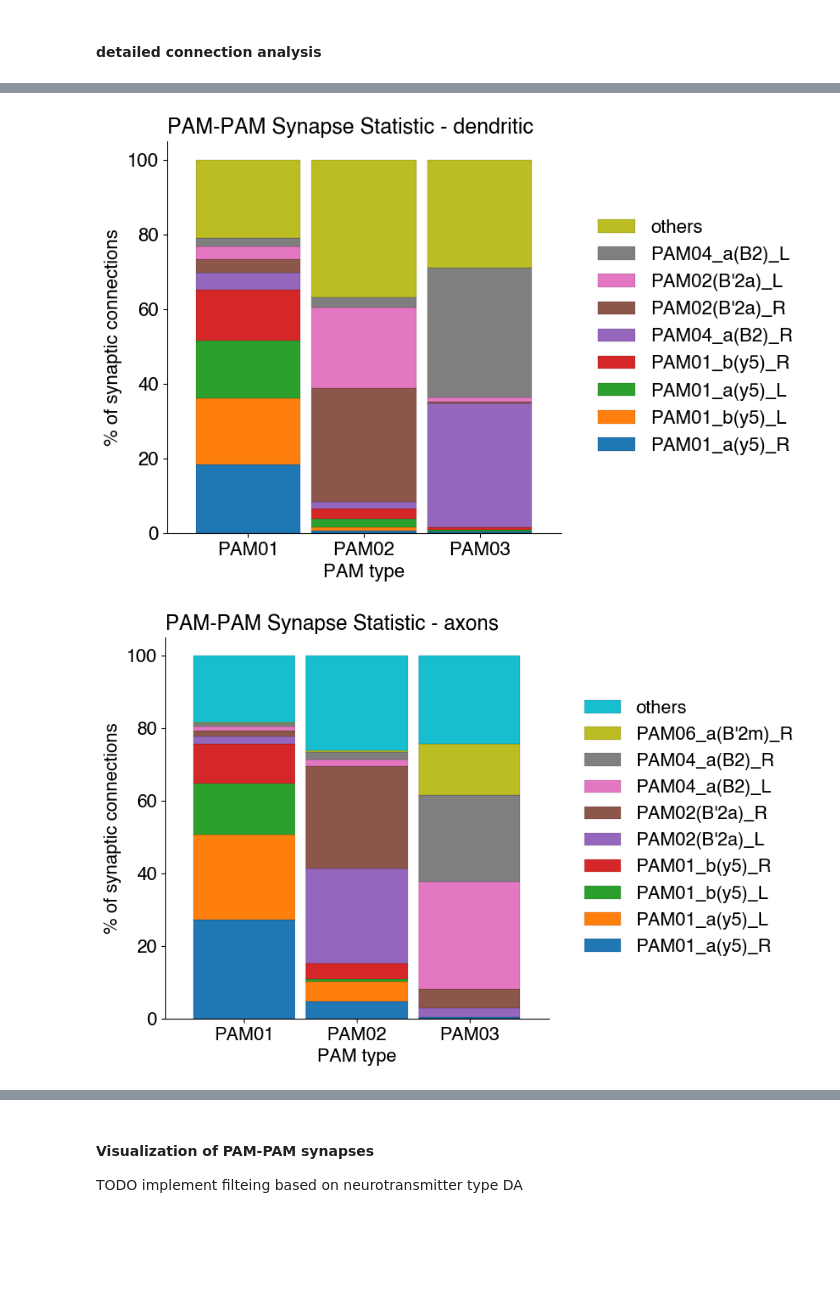
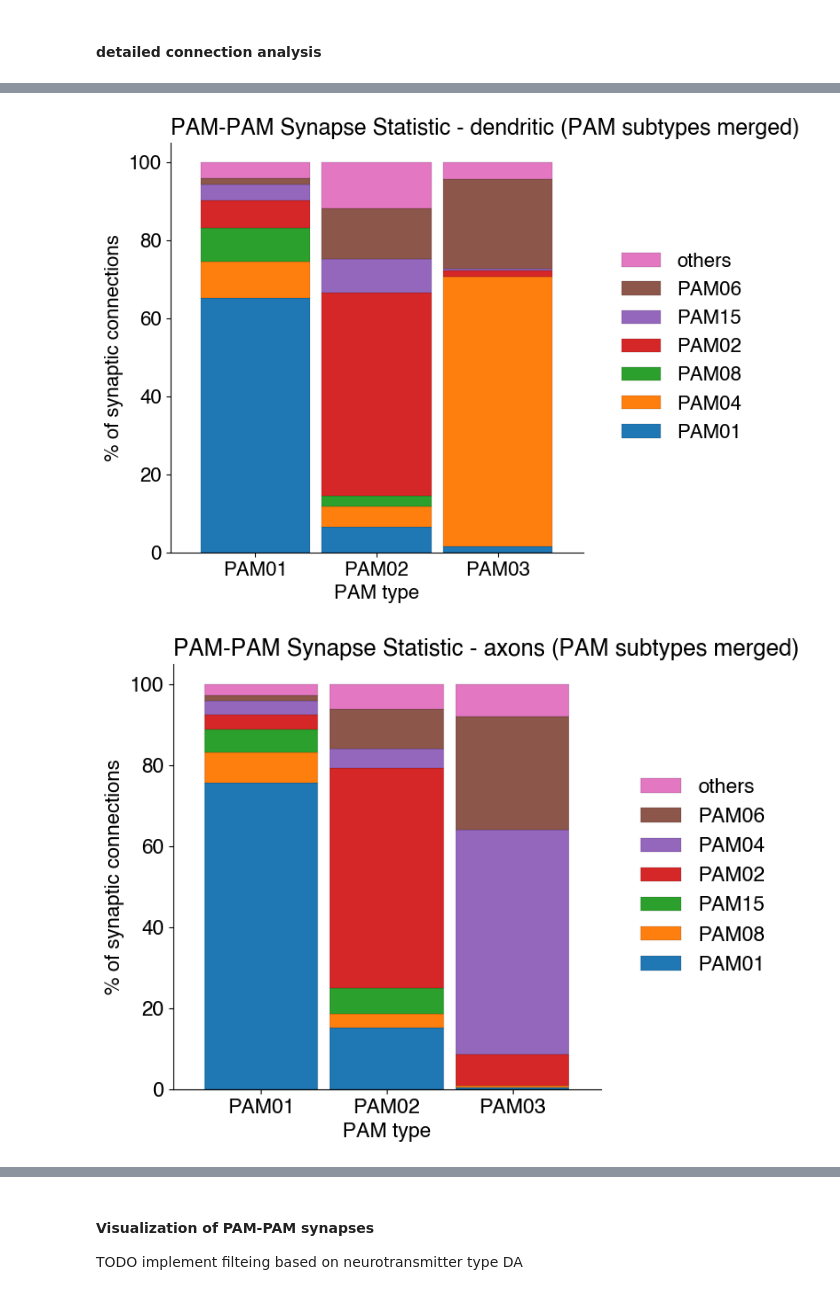
Before and after one commit to owaldlab/2024_DANModulation, a Jupyter notebook: analysis.ipynb, the cells around one changed output, grey strips where cells are left out. Cells and saved outputs as stored; diff of their text form; code cells hidden in the pictures; blank space fills up the shorter version.

```diff
--- a/analysis.ipynb
+++ b/analysis.ipynb
@@ -188,0 +157,2 @@ filteredConnections.sort_values('weight', ascending=False)
+# %%
+filteredConnections = getFilteredConnections(silent=False)
@@ -321,16 +315,11 @@ def collapseConnections(connections, type="pre", partnerType="type"):
     grouped.columns = [partnerType + '_' + type, 'total_weight']
     return grouped.sort_values('total_weight', ascending=False)
 # %%
-### extract weights of dendritic connections of all neuron types in array targets
-def extractUniquePartnerConnectionStrength(targets,type="pre", partnerType="type",connectionType = "dendrites", normalized = True, etc = True, etcTreshhold=0.03):
+### for each target in targets, this extracts weights of synaptic connections in each neuron type called 'target'
+def extractUniquePartnerConnectionStrengthIterated(targets,connections=filteredConnections,type="pre", partnerType="type",connectionType = "dendrites", normalized = True, etc = True, etcTreshhold=0.03,mergePAMSubtypes=False):
     connectionsTable = pd.DataFrame()
     for target in targets:
-        if connectionType == "dendrites":
-            connections = extractDendritesPerType(target)
-        if connectionType == "axons":
-            connections = extractAxonsPerType(target)
-        targetConnections = collapseConnections(connections, type=type, partnerType=partnerType)
-        targetConnections = targetConnections.rename(columns={'total_weight': target})
+        targetConnections = extractUniquePartnerConnectionStrength(target, connections=connections, type=type, partnerType=partnerType,connectionType = connectionType, normalized = normalized, etc = etc, etcTreshhold=0.03, mergePAMSubtypes=mergePAMSubtypes)
         if connectionsTable.empty:
             connectionsTable = targetConnections
         else:
@@ -348,6 +337,16 @@ def extractUniquePartnerConnectionStrength(targets,type="pre", partnerType="type
         connectionsTable = connectionsTable.div(connectionsTable.sum(axis=0), axis=1) * 100
 
     return connectionsTable
+
+### extract weights of synaptic connections per types in the neuron type called 'target'
+def extractUniquePartnerConnectionStrength(target, connections=filteredConnections, type="pre", partnerType="type",connectionType = "dendrites", normalized = True, etc = True, etcTreshhold=0.03, mergePAMSubtypes=False, mergePAMs = False):
+    if connectionType == "dendrites":
+        conn = extractDendritesPerType(target, connections=connections)
+    if connectionType == "axons":
+        conn = extractAxonsPerType(target,connections=connections)
+    targetConnections = collapseConnections(conn, type=type, partnerType=partnerType, mergePAMSubtypes = mergePAMSubtypes, mergePAMs = mergePAMs)
+    targetConnections = targetConnections.rename(columns={'total_weight': target})
+    return targetConnections
 # %%
 def visualizeSynapseConnectionTable(connectionTable, title = "PAM-PAM Synapse Statistic", titleSuffix = "", xLabel = "None", yLabel = 'None'):
     fig = plt.figure(figsize=(6, 6))
@@ -378,22 +377,33 @@ def visualizeSynapseConnectionTable(connectionTable, title = "PAM-PAM Synapse St
     ax.set_xlabel(xLabel,fontsize=label_fontsize, weight = 'bold')
     ax.set_ylabel(yLabel,fontsize=label_fontsize, weight = 'bold')
 # %%
-def plotPAMStatistic(targets,etcTreshhold=0.03,partnerType="type"):
+def plotPAMStatistic(targets,etcTreshhold=0.03,partnerType="type", connections=filteredConnections,normalized=True, mergePAMSubtypes = False, mergePAMs = False):
+    pamMerged = ""
+    if mergePAMSubtypes:
+        pamMerged = " (PAM subtypes merged)"
+
+    if mergePAMs:
+        mergePAMSubtypes = False
+
     ## extract dendrite connections for PAMs 01-06
     connectionType="dendrites"
     type = "pre"
-    visualizeSynapseConnectionTable(extractUniquePartnerConnectionStrength(targets,connectionType=connectionType,type=type,partnerType=partnerType,etcTreshhold=etcTreshhold),xLabel="PAM type",yLabel="% of synaptic connections",titleSuffix=" - dendritic")
+    visualizeSynapseConnectionTable(
+        extractUniquePartnerConnectionStrengthIterated(targets,connections=connections,connectionType=connectionType,type=type,partnerType=partnerType,etcTreshhold=etcTreshhold,normalized=normalized,mergePAMSubtypes=mergePAMSubtypes),
+    xLabel="PAM type",yLabel="% of synaptic connections",titleSuffix=" - dendritic"+pamMerged)
 
     ## extract axon connections
     connectionType="axons"
     type = "post"
-    visualizeSynapseConnectionTable(extractUniquePartnerConnectionStrength(targets,connectionType=connectionType,type=type,partnerType=partnerType,etcTreshhold=etcTreshhold),xLabel="PAM type",yLabel="% of synaptic connections",titleSuffix=" - axons")
+    visualizeSynapseConnectionTable(
+        extractUniquePartnerConnectionStrengthIterated(targets,connections=connections,connectionType=connectionType,type=type,partnerType=partnerType,etcTreshhold=etcTreshhold,normalized=normalized,mergePAMSubtypes=mergePAMSubtypes),
+    xLabel="PAM type",yLabel="% of synaptic connections",titleSuffix=" - axons"+pamMerged)
 # %%
 
 targets = ["PAM01", "PAM02", "PAM03"]
-partnerType = "instance" ## instance, type, bodyId
+partnerType = "type" ## instance, type, bodyId
 treshhold= 0.03
-plotPAMStatistic(targets,partnerType=partnerType,etcTreshhold=treshhold)
+plotPAMStatistic(targets=targets,etcTreshhold=treshhold,partnerType=partnerType,mergePAMSubtypes=True)
 # %% [output]
-[figure, old version]
+[figure, new version]
-[figure, old version]
+[figure, new version]
```
Also changed, not shown: parts of 9 cells of this notebook.
